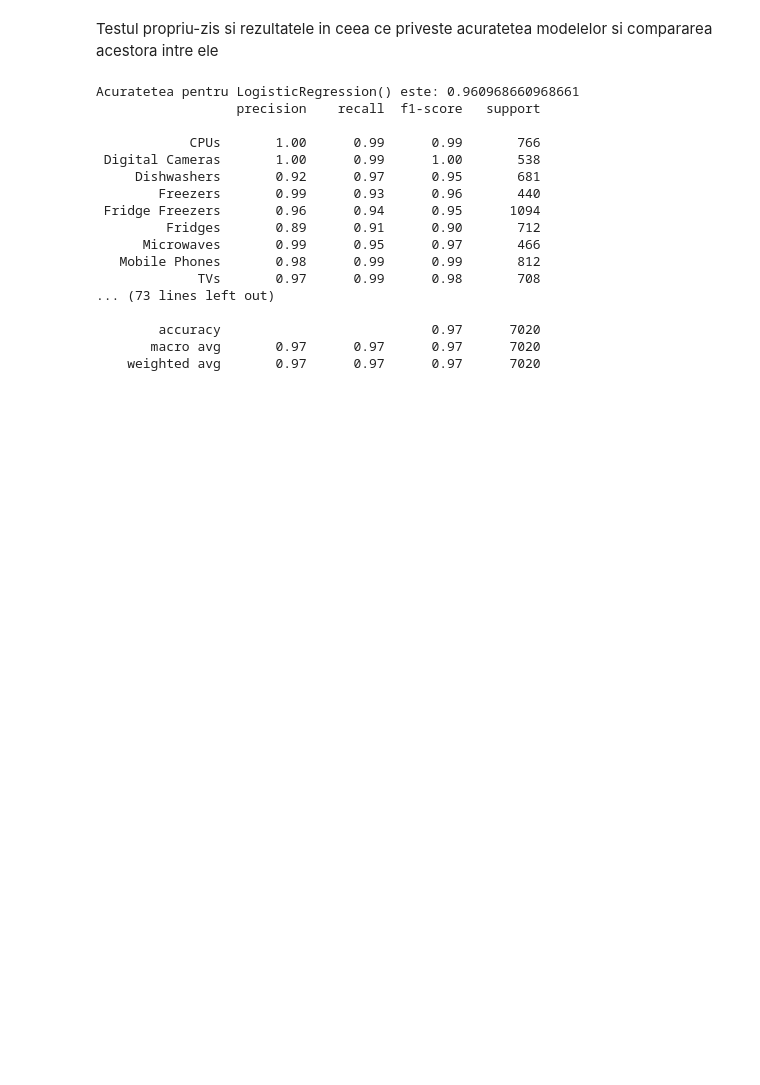
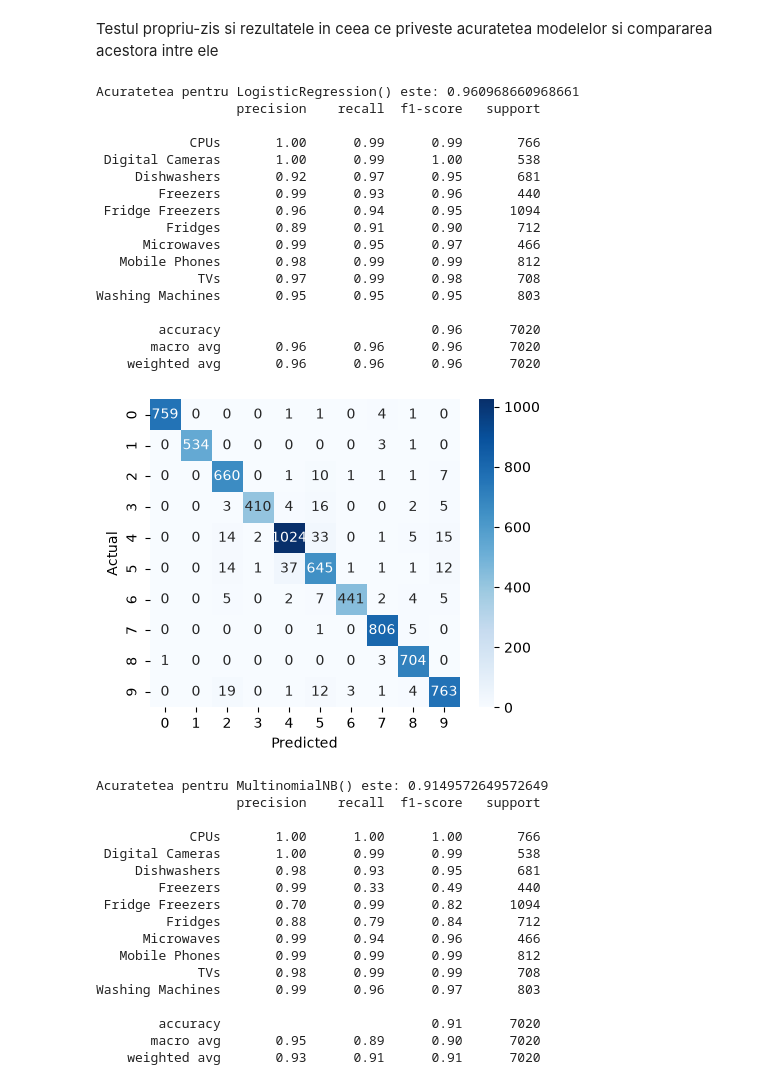
Before and after one commit to ian2004/Alexandru_Popovici_Task03, a Jupyter notebook: data/task03.ipynb, the cells around one changed output. Drawn from its saved outputs; the diff is of its cells as text; code cells hidden in the pictures; blank space fills up the shorter version.

```diff
--- a/data/task03.ipynb
+++ b/data/task03.ipynb
@@ -211,34 +213,65 @@ for i in lista_modele:
     preprocessor = ColumnTransformer([
         ("tfidf", TfidfVectorizer(), "Product Title"),
         ("num", MinMaxScaler(), ["title_len_chars", "title_len_words", "has_digit", "longest_word_len"])
     ])
 
     pipeline = Pipeline([("features", preprocessor), ("classifier", model)])
     pipeline.fit(X_train, Y_train)
 
     Y_pred = pipeline.predict(X_test)
 
     acc = accuracy_score(Y_test, Y_pred)
 
     report = classification_report(Y_test, Y_pred)
+    matrix = confusion_matrix(Y_test, Y_pred)
 
     print(f"Acuratetea pentru {i} este: {acc}")
     print(report)
+
+    plt.figure(figsize=(5, 4))
+    sns.heatmap(
+        matrix,
+        annot=True,
+        fmt="d",
+        cmap="Blues",
+    )
+
+    plt.xlabel("Predicted")
+    plt.ylabel("Actual")
+    plt.show()
 # %% [output]
 Acuratetea pentru LogisticRegression() este: 0.960968660968661
                   precision    recall  f1-score   support
 
             CPUs       1.00      0.99      0.99       766
  Digital Cameras       1.00      0.99      1.00       538
      Dishwashers       0.92      0.97      0.95       681
         Freezers       0.99      0.93      0.96       440
  Fridge Freezers       0.96      0.94      0.95      1094
          Fridges       0.89      0.91      0.90       712
       Microwaves       0.99      0.95      0.97       466
    Mobile Phones       0.98      0.99      0.99       812
              TVs       0.97      0.99      0.98       708
-... (73 lines left out)
+Washing Machines       0.95      0.95      0.95       803
 
-        accuracy                           0.97      7020
-       macro avg       0.97      0.97      0.97      7020
-    weighted avg       0.97      0.97      0.97      7020
+        accuracy                           0.96      7020
+       macro avg       0.96      0.96      0.96      7020
+    weighted avg       0.96      0.96      0.96      7020
+[figure, added]
+Acuratetea pentru MultinomialNB() este: 0.9149572649572649
+                  precision    recall  f1-score   support
+
+            CPUs       1.00      1.00      1.00       766
+ Digital Cameras       1.00      0.99      0.99       538
+     Dishwashers       0.98      0.93      0.95       681
+        Freezers       0.99      0.33      0.49       440
+ Fridge Freezers       0.70      0.99      0.82      1094
+         Fridges       0.88      0.79      0.84       712
+      Microwaves       0.99      0.94      0.96       466
+   Mobile Phones       0.99      0.99      0.99       812
+             TVs       0.98      0.99      0.99       708
+Washing Machines       0.99      0.96      0.97       803
+
+        accuracy                           0.91      7020
+       macro avg       0.95      0.89      0.90      7020
+    weighted avg       0.93      0.91      0.91      7020
```
Also changed, not shown: parts of 5 cells of this notebook.
